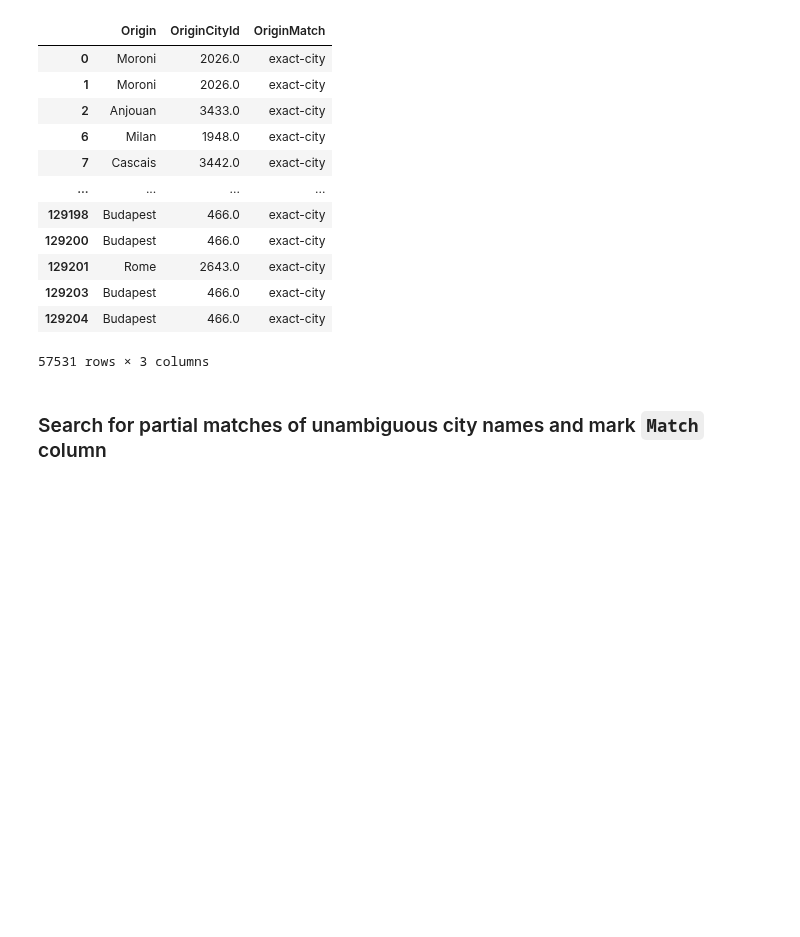
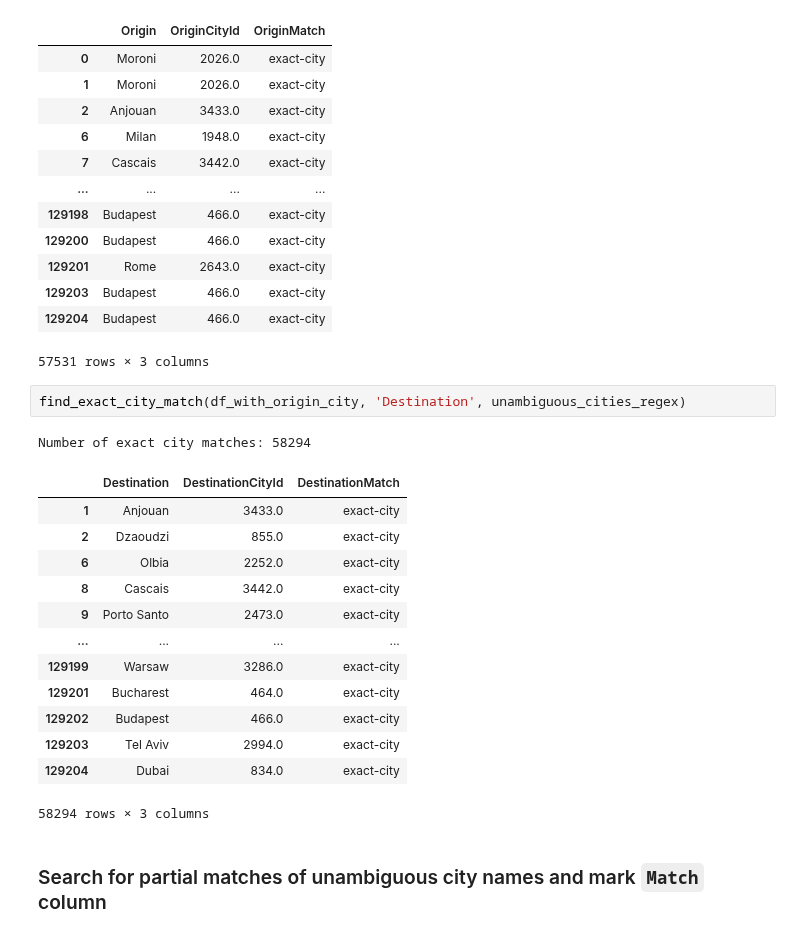
Before and after one commit to paulabondoc/airline-ratings-data-project, a Jupyter notebook: Script1 - Data_cleaning.ipynb, the cells around one changed output. Saved outputs shown, nothing was run; the diff lists cells and outputs as text; blank space fills up the shorter version.

```diff
--- a/Script1 - Data_cleaning.ipynb
+++ b/Script1 - Data_cleaning.ipynb
@@ -1591,6 +1591,23 @@ Number of exact city matches: 57531
 | 129203 | Budapest | 466.0 | exact-city |
 | 129204 | Budapest | 466.0 | exact-city |
 57531 rows × 3 columns
+# %%
+find_exact_city_match(df_with_origin_city, 'Destination', unambiguous_cities_regex)
+# %% [output]
+Number of exact city matches: 58294
+|  | Destination | DestinationCityId | DestinationMatch |
+| 1 | Anjouan | 3433.0 | exact-city |
+| 2 | Dzaoudzi | 855.0 | exact-city |
+| 6 | Olbia | 2252.0 | exact-city |
+| 8 | Cascais | 3442.0 | exact-city |
+| 9 | Porto Santo | 2473.0 | exact-city |
+| ... | ... | ... | ... |
+| 129199 | Warsaw | 3286.0 | exact-city |
+| 129201 | Bucharest | 464.0 | exact-city |
+| 129202 | Budapest | 466.0 | exact-city |
+| 129203 | Tel Aviv | 2994.0 | exact-city |
+| 129204 | Dubai | 834.0 | exact-city |
+58294 rows × 3 columns
 # %% [markdown]
 ### Search for partial matches of unambiguous city names and mark `Match` column
 # %% [markdown]
```
Also changed, not shown: parts of 31 cells of this notebook.
